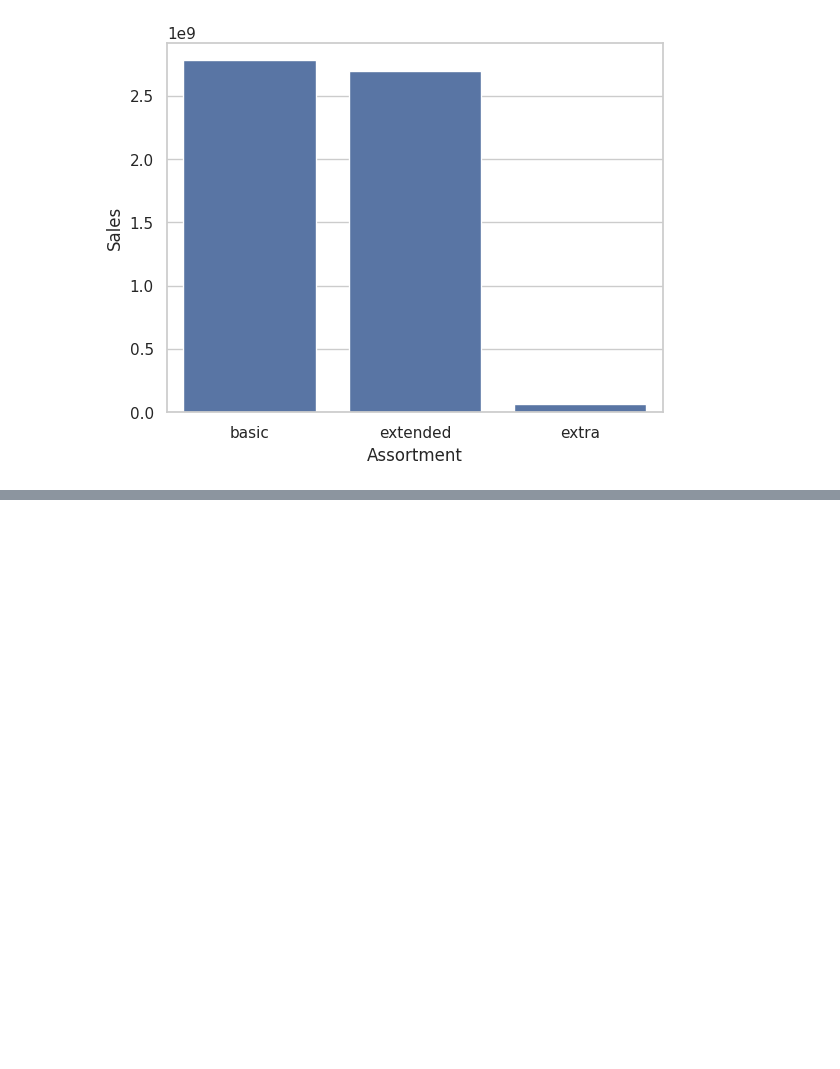
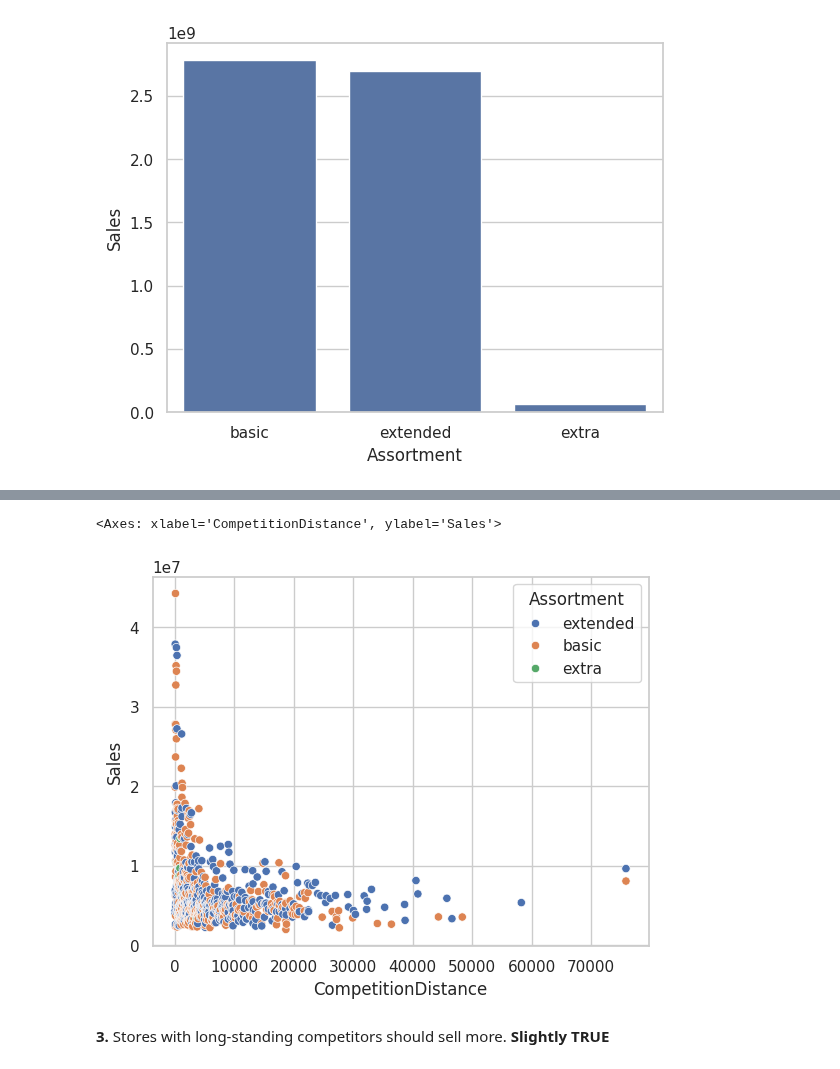
Before and after one commit to ezequielpf/rossmann_sales_prediction, a Jupyter notebook: notebooks/store_sales_predict_v1.ipynb, the cells around one changed output, grey strips where cells are left out. Drawn from its saved outputs; the diff is of its cells as text; code cells hidden in the pictures; blank space fills up the shorter version.

```diff
--- a/notebooks/store_sales_predict_v1.ipynb
+++ b/notebooks/store_sales_predict_v1.ipynb
@@ -566,0 +514,4 @@ df_train[["CompetitionDistance", "Sales"]].groupby("CompetitionDistance").sum()
+# %%
+hyp2 = df_train[["CompetitionDistance", "Assortment", "Sales"]]\
+    .groupby(["CompetitionDistance", "Assortment"])["Sales"].sum().reset_index()
+hyp2
@@ -566,0 +532,7 @@ df_train[["CompetitionDistance", "Sales"]].groupby("CompetitionDistance").sum()
+# %%
+sns.scatterplot(data=hyp2, x="CompetitionDistance", y="Sales", hue="Assortment")
+# %% [output]
+<Axes: xlabel='CompetitionDistance', ylabel='Sales'>
+[figure, added]
+# %% [markdown]
+**3.** Stores with long-standing competitors should sell more. **Slightly TRUE**
```
Also changed, not shown: parts of 39 cells of this notebook.
